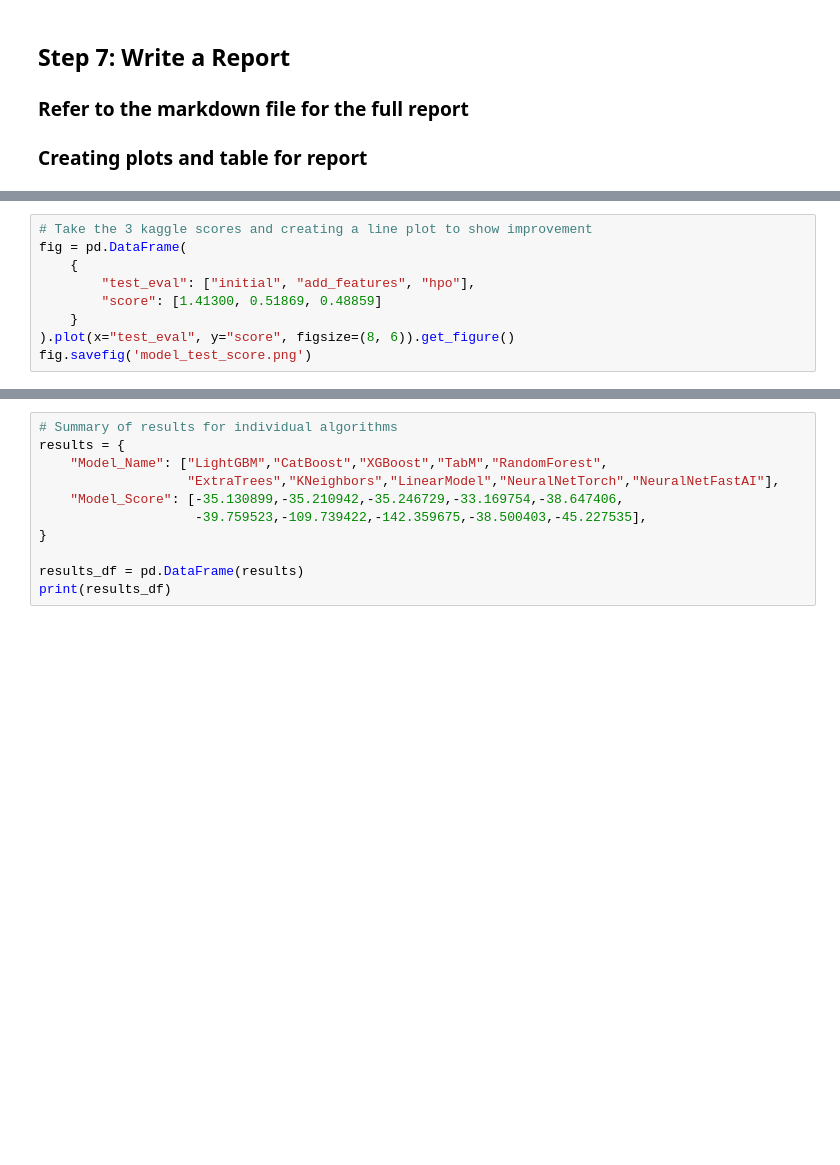
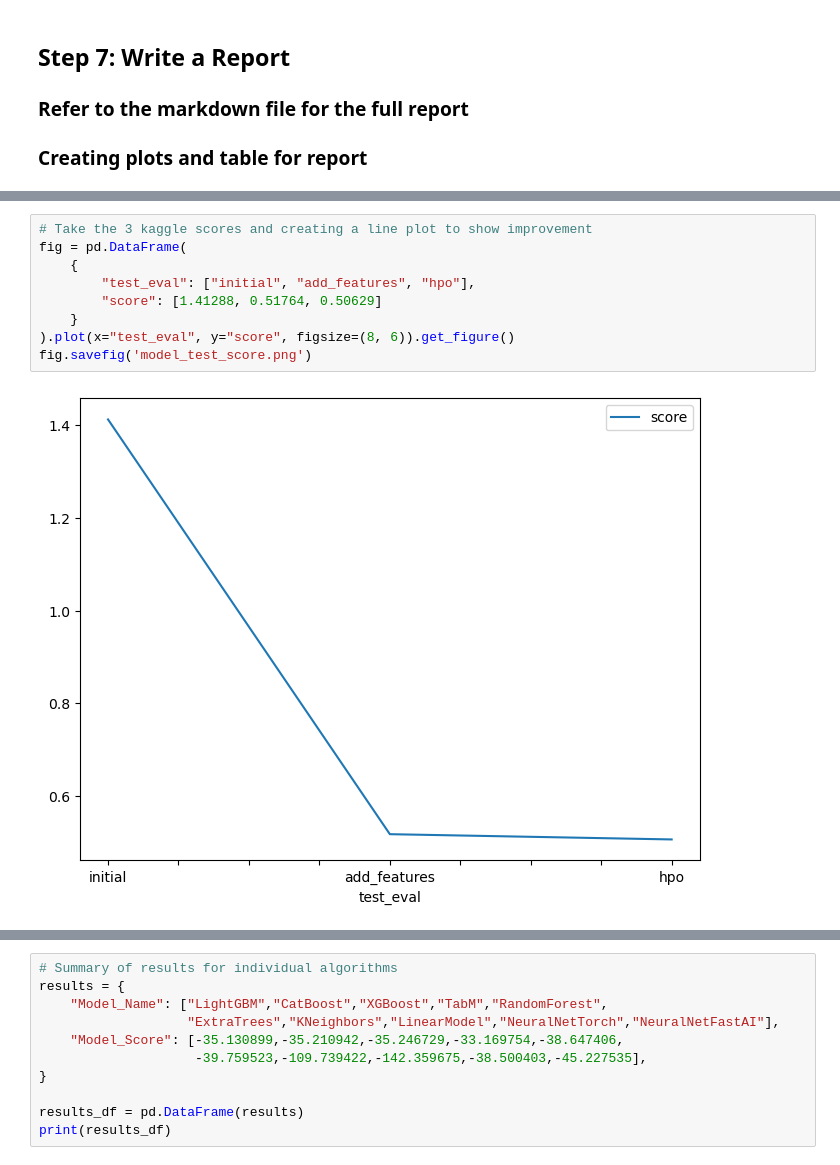
Before and after one commit to MouMike/Bike-Sharing-Demand, a Jupyter notebook: project/project-template.ipynb, the cells around one changed output, grey strips where cells are left out. Drawn from its saved outputs; the diff is of its cells as text; blank space fills up the shorter version.

```diff
--- a/project/project-template.ipynb
+++ b/project/project-template.ipynb
@@ -2000,12 +2175,14 @@ fig.savefig('model_train_score.png')
 # %%
 # Take the 3 kaggle scores and creating a line plot to show improvement
 fig = pd.DataFrame(
     {
         "test_eval": ["initial", "add_features", "hpo"],
-        "score": [1.41300, 0.51869, 0.48859]
+        "score": [1.41288, 0.51764, 0.50629]
     }
 ).plot(x="test_eval", y="score", figsize=(8, 6)).get_figure()
 fig.savefig('model_test_score.png')
+# %% [output]
+[figure, added]
 # %%
 # Take the 3 kaggle scores and creating a line plot to show improvement with the evaluation metric
 fig = pd.DataFrame(
```
Also changed, not shown: parts of 13 cells of this notebook, 2 other files.
